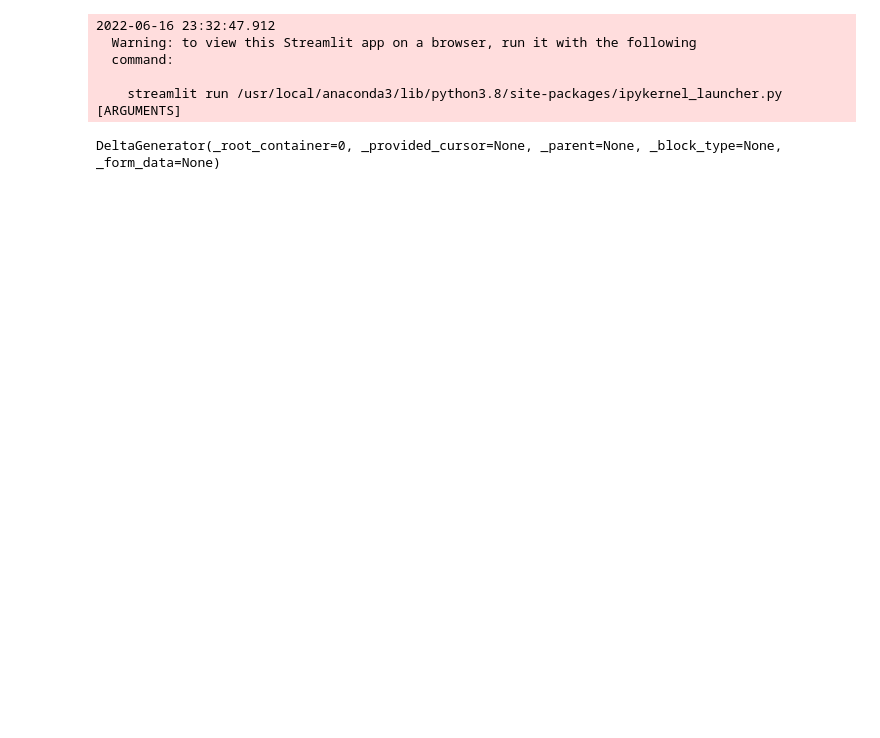
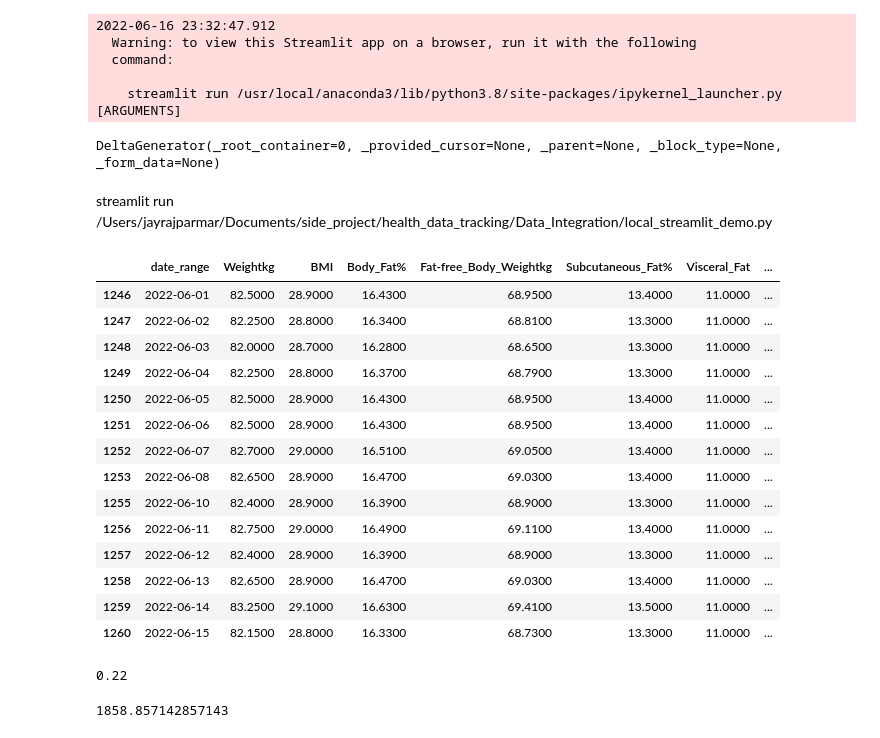
Before and after one commit to jayrajparmar009/path_to_fitness, a Jupyter notebook: Data_Integration/data_integration.ipynb, the cells around one changed output. Cells and saved outputs as stored; diff of their text form; code cells hidden in the pictures; blank space fills up the shorter version.

Commit message:
Made Local version of streamlit demo to test features before putting it on streamlit cloud; Added Metrics cards and cleaned the code

```diff
--- a/Data_Integration/data_integration.ipynb
+++ b/Data_Integration/data_integration.ipynb
@@ -190,3 +168,6 @@ fig.update_yaxes(showline=False, showgrid=False, linewidth=2, linecolor='black',
 # %% [output]
 [interactive output not drawn]
 [interactive output not drawn]
+# %%
+metrics = df.tail(14)
+metrics.tail(7)['count'].mean()
@@ -199,3 +182,31 @@ st.plotly_chart(fig)
 
     streamlit run /usr/local/anaconda3/lib/python3.8/site-packages/ipykernel_launcher.py [ARGUMENTS]
 DeltaGenerator(_root_container=0, _provided_cursor=None, _parent=None, _block_type=None, _form_data=None)
+# %% [markdown]
+streamlit run /Users/jayrajparmar/Documents/side_project/health_data_tracking/Data_Integration/local_streamlit_demo.py
+# %%
+metrics
+# %% [output]
+|  | date_range | Weightkg | BMI | Body_Fat% | Fat-free_Body_Weightkg | Subcutaneous_Fat% | Visceral_Fat | ... |
+| 1246 | 2022-06-01 | 82.5000 | 28.9000 | 16.4300 | 68.9500 | 13.4000 | 11.0000 | ... |
+| 1247 | 2022-06-02 | 82.2500 | 28.8000 | 16.3400 | 68.8100 | 13.3000 | 11.0000 | ... |
+| 1248 | 2022-06-03 | 82.0000 | 28.7000 | 16.2800 | 68.6500 | 13.3000 | 11.0000 | ... |
+| 1249 | 2022-06-04 | 82.2500 | 28.8000 | 16.3700 | 68.7900 | 13.3000 | 11.0000 | ... |
+| 1250 | 2022-06-05 | 82.5000 | 28.9000 | 16.4300 | 68.9500 | 13.4000 | 11.0000 | ... |
+| 1251 | 2022-06-06 | 82.5000 | 28.9000 | 16.4300 | 68.9500 | 13.4000 | 11.0000 | ... |
+| 1252 | 2022-06-07 | 82.7000 | 29.0000 | 16.5100 | 69.0500 | 13.4000 | 11.0000 | ... |
+| 1253 | 2022-06-08 | 82.6500 | 28.9000 | 16.4700 | 69.0300 | 13.4000 | 11.0000 | ... |
+| 1255 | 2022-06-10 | 82.4000 | 28.9000 | 16.3900 | 68.9000 | 13.3000 | 11.0000 | ... |
+| 1256 | 2022-06-11 | 82.7500 | 29.0000 | 16.4900 | 69.1100 | 13.4000 | 11.0000 | ... |
+| 1257 | 2022-06-12 | 82.4000 | 28.9000 | 16.3900 | 68.9000 | 13.3000 | 11.0000 | ... |
+| 1258 | 2022-06-13 | 82.6500 | 28.9000 | 16.4700 | 69.0300 | 13.4000 | 11.0000 | ... |
+| 1259 | 2022-06-14 | 83.2500 | 29.1000 | 16.6300 | 69.4100 | 13.5000 | 11.0000 | ... |
+| 1260 | 2022-06-15 | 82.1500 | 28.8000 | 16.3300 | 68.7300 | 13.3000 | 11.0000 | ... |
+# %%
+round(metrics.tail(7)['Weightkg'].mean() - metrics.head(7)['Weightkg'].mean(),2)
+# %% [output]
+0.22
+# %%
+metrics['BMRkcal'].mean()
+# %% [output]
+1858.857142857143
```
Also changed, not shown: parts of 7 cells of this notebook, 3 other files.
